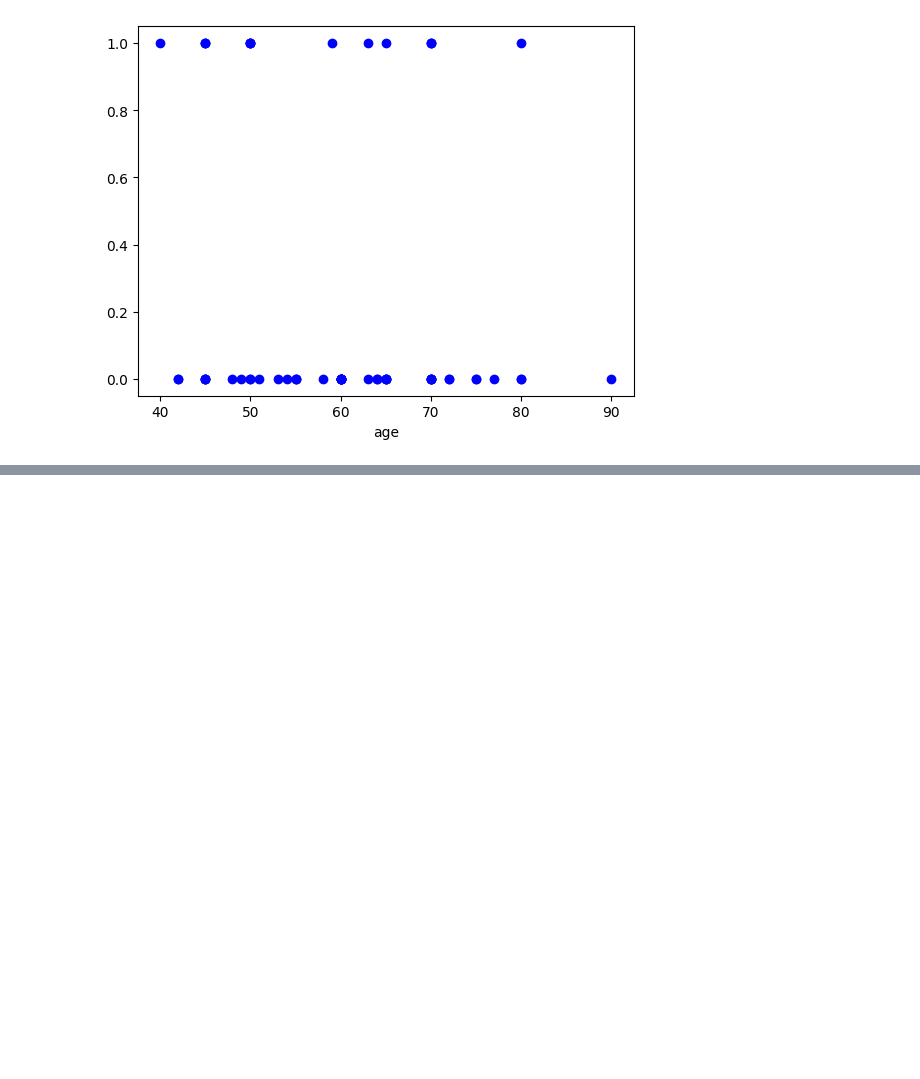
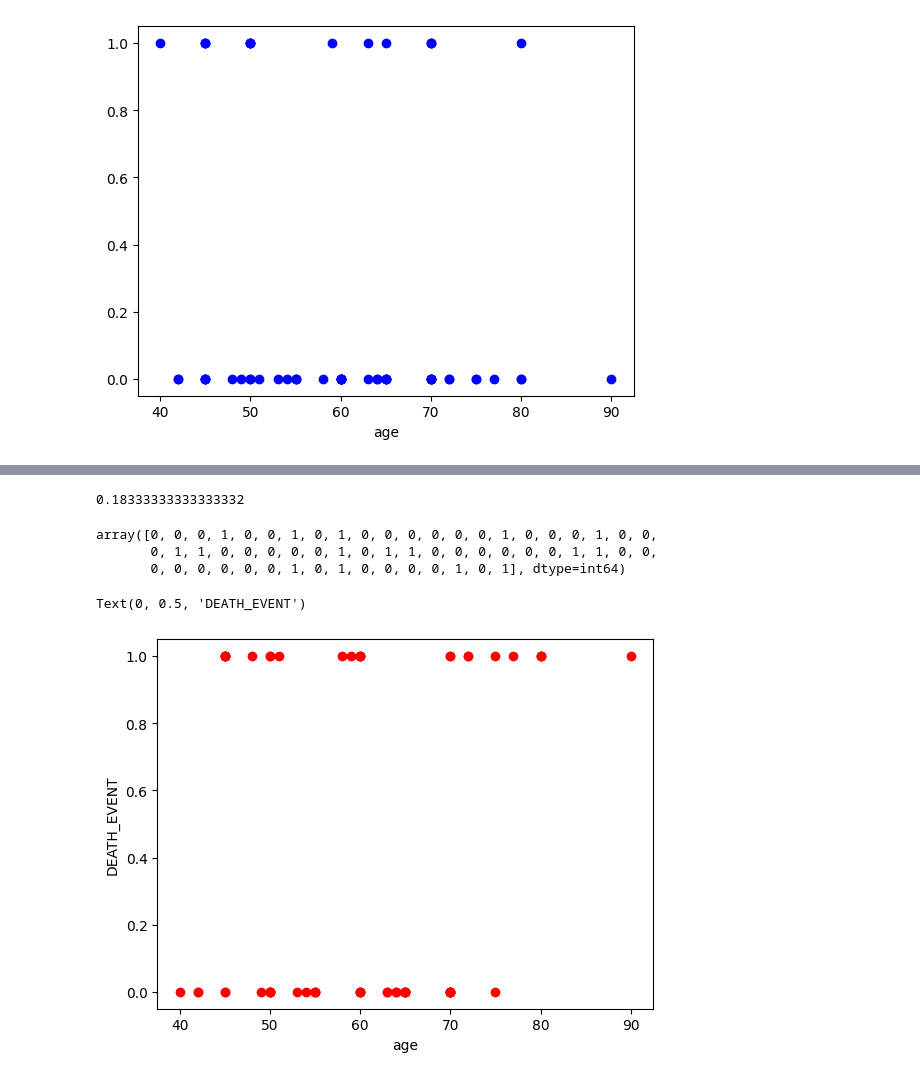
Before and after one commit to MrChazar/Methods_And_Tools_Of_Big_Data, a Jupyter notebook: LAB_3/exercise_4.ipynb, the cells around one changed output, grey strips where cells are left out. Drawn from its saved outputs; the diff is of its cells as text; code cells hidden in the pictures; blank space fills up the shorter version.

```diff
--- a/LAB_3/exercise_4.ipynb
+++ b/LAB_3/exercise_4.ipynb
@@ -62,0 +76,19 @@ Text(0.5, 0, 'age')
+# %%
+# Średni Błąd kwadratowy modelu
+mean_squared_error(y_test, y_pred)
+# %% [output]
+0.18333333333333332
+# %%
+y_pred
+# %% [output]
+array([0, 0, 0, 1, 0, 0, 1, 0, 1, 0, 0, 0, 0, 0, 0, 1, 0, 0, 0, 1, 0, 0,
+       0, 1, 1, 0, 0, 0, 0, 0, 1, 0, 1, 1, 0, 0, 0, 0, 0, 0, 1, 1, 0, 0,
+       0, 0, 0, 0, 0, 0, 1, 0, 1, 0, 0, 0, 0, 1, 0, 1], dtype=int64)
+# %%
+# Wizualizacja dla testowych danych
+plt.scatter(X_test['age'], y_test, color = 'red')
+plt.xlabel('age')
+plt.ylabel('DEATH_EVENT')
+# %% [output]
+Text(0, 0.5, 'DEATH_EVENT')
+[figure, added]
```
Also changed, not shown: parts of 5 cells of this notebook, 5 other files.
